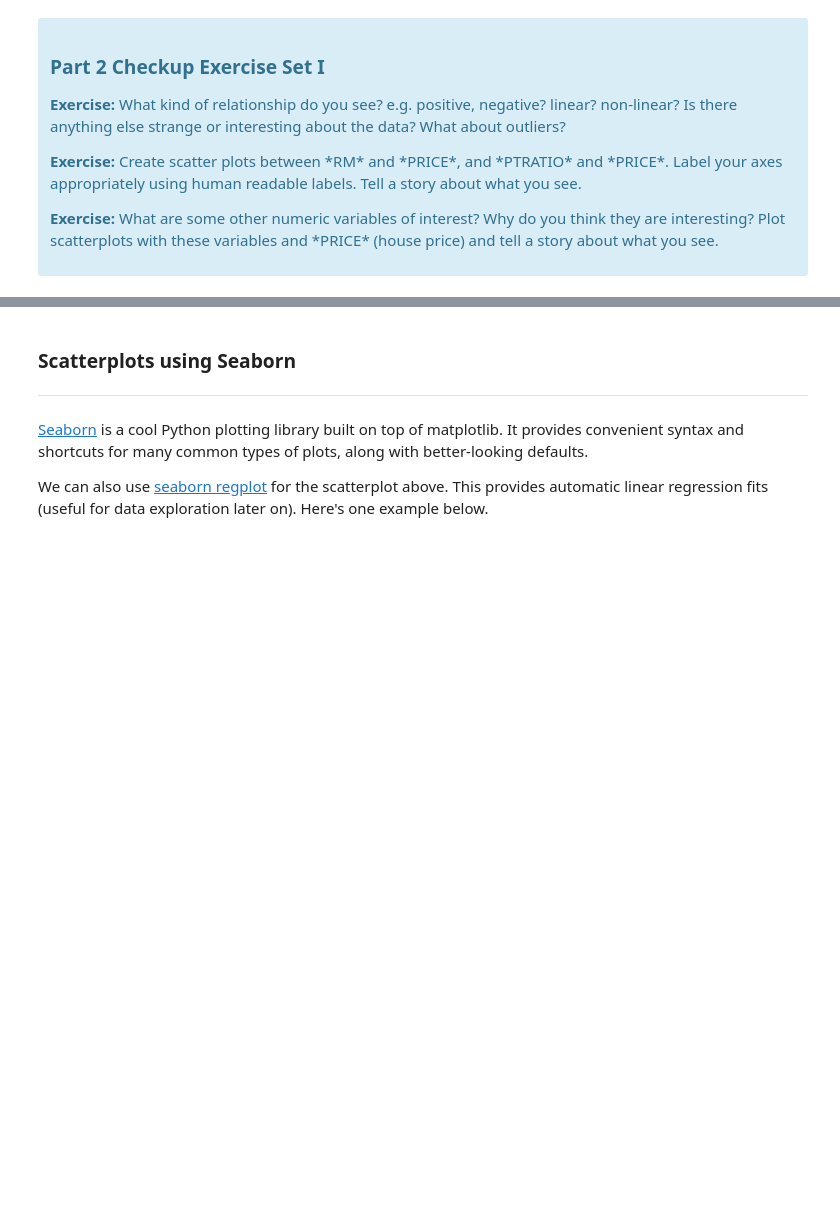
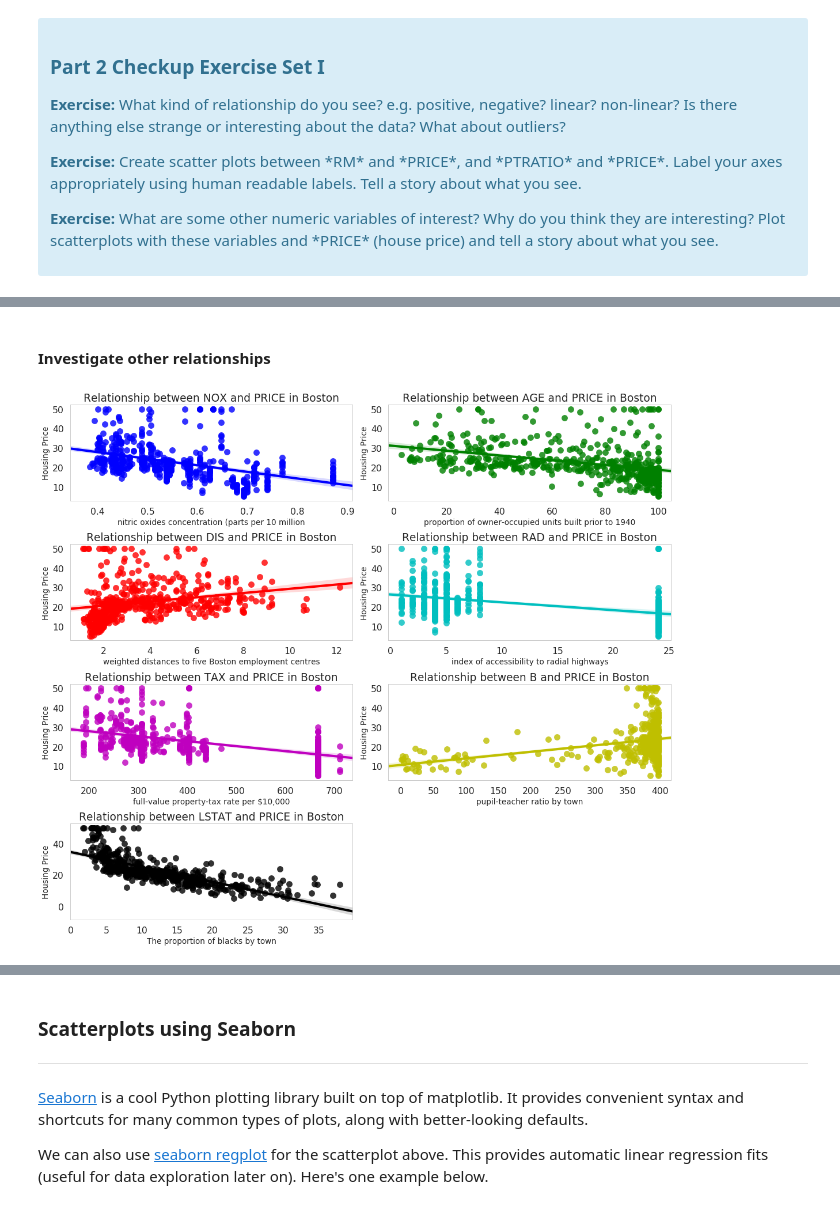
Before and after one commit to HuongIvyNguyen/springboard_datascience, a Jupyter notebook: mini_project7/Mini_Project_Linear_Regression.ipynb, the cells around one changed output, grey strips where cells are left out. Drawn from its saved outputs; the diff is of its cells as text; code cells hidden in the pictures; blank space fills up the shorter version.

Commit message:
complete part 1 and 2

```diff
--- a/mini_project7/Mini_Project_Linear_Regression.ipynb
+++ b/mini_project7/Mini_Project_Linear_Regression.ipynb
@@ -226,0 +303,25 @@ plt.title("Relationship between CRIM and Price")
+# %% [markdown]
+#### Investigate other relationships
+# %%
+plt.figure(figsize=(16, 14), dpi= 70, facecolor='w', edgecolor='k')
+list_features = ['NOX', 'AGE', 'DIS', 'RAD', 'TAX', 'B', 'LSTAT']
+description = ['nitric oxides concentration (parts per 10 million',
+               'proportion of owner-occupied units built prior to 1940',
+               'weighted distances to five Boston employment centres',
+               'index of accessibility to radial highways',
+               'full-value property-tax rate per $10,000',
+               'pupil-teacher ratio by town',
+               'The proportion of blacks by town',
+               'lower status of the population']
+color = ['b', 'g', 'r', 'c', 'm', 'y', 'k']
+
+for i in range(7):
+    plt.subplot(4,2,i+1)
+    sns.regplot(list_features[i], 'PRICE', data=bos, color=color[i], fit_reg = True)
+    plt.xlabel(description[i], fontsize=14)
+    plt.ylabel('Housing Price', fontsize=14)
+    plt.tight_layout()
+    plt.title('Relationship between '+list_features[i]+' and PRICE in Boston')
+    plt.grid(False)
+# %% [output]
+[figure, added]
```
Also changed, not shown: parts of 20 cells of this notebook.
